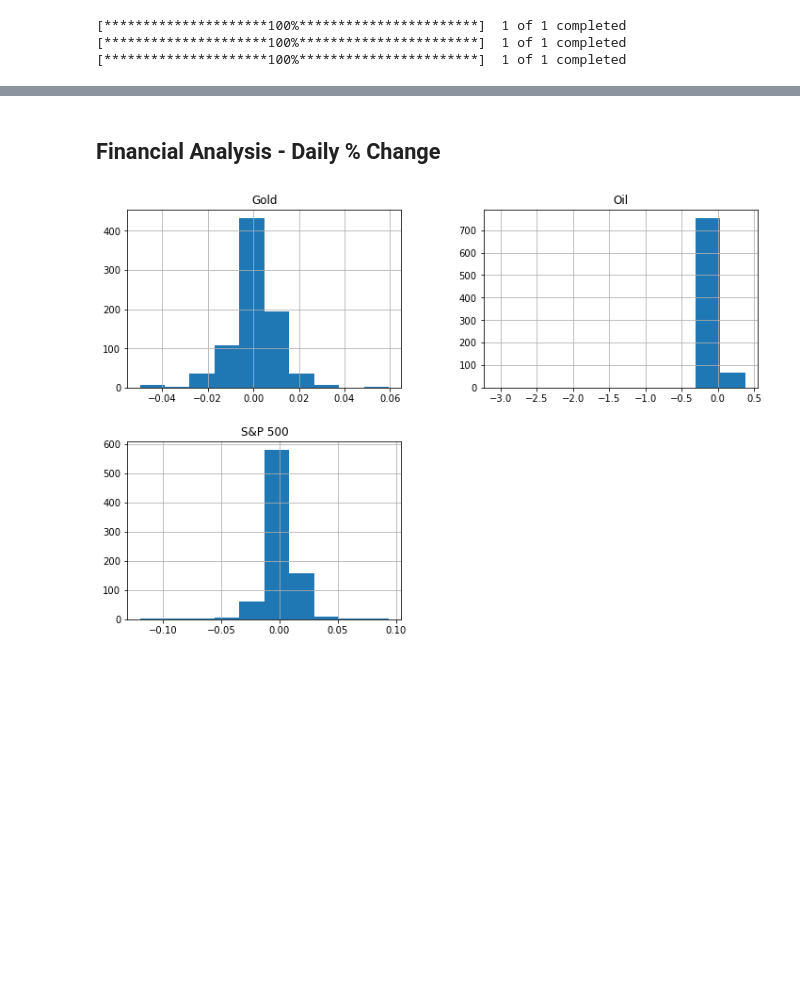
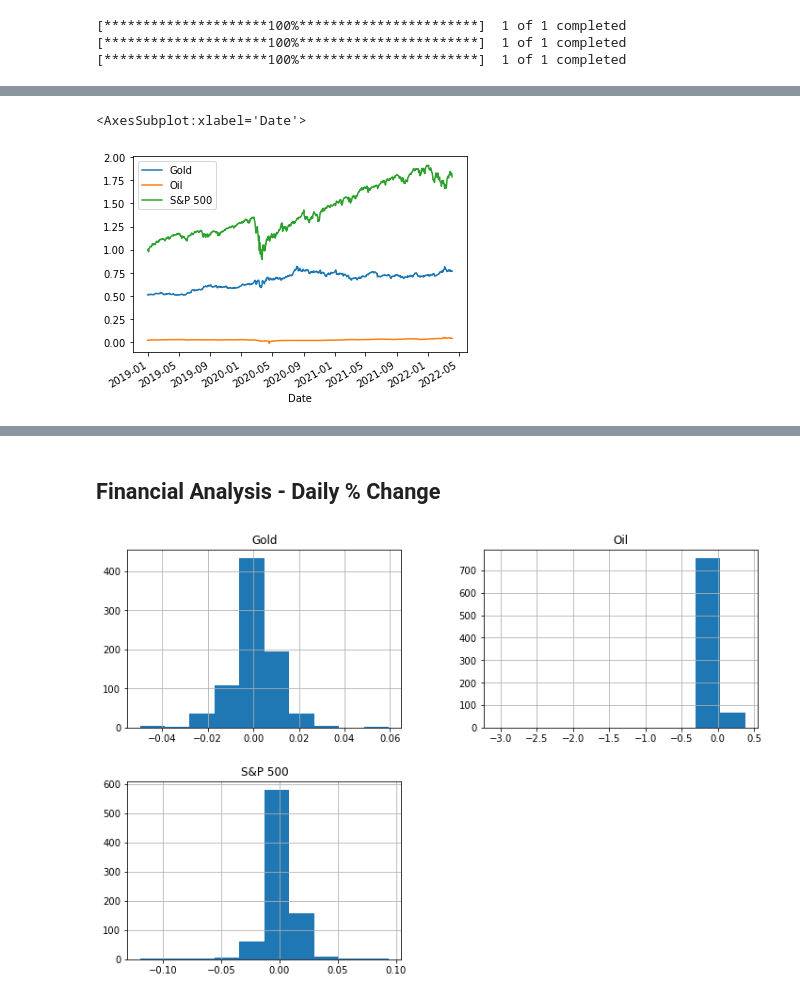
Before and after one commit to livelyvinay4u/Project1_group1, a Jupyter notebook: Project 1 Code.ipynb, the cells around one changed output, grey strips where cells are left out. Cells and saved outputs as stored; diff of their text form; code cells hidden in the pictures; blank space fills up the shorter version.

```diff
--- a/Project 1 Code.ipynb
+++ b/Project 1 Code.ipynb
@@ -100,3 +118,8 @@ event_short = pd.concat(
+# %%
+event_covid_norm.plot()
+# %% [output]
+<AxesSubplot:xlabel='Date'>
+[figure, added]
 # %%
 event_covid.describe()
 # %% [output]
```
Also changed, not shown: parts of 13 cells of this notebook.
